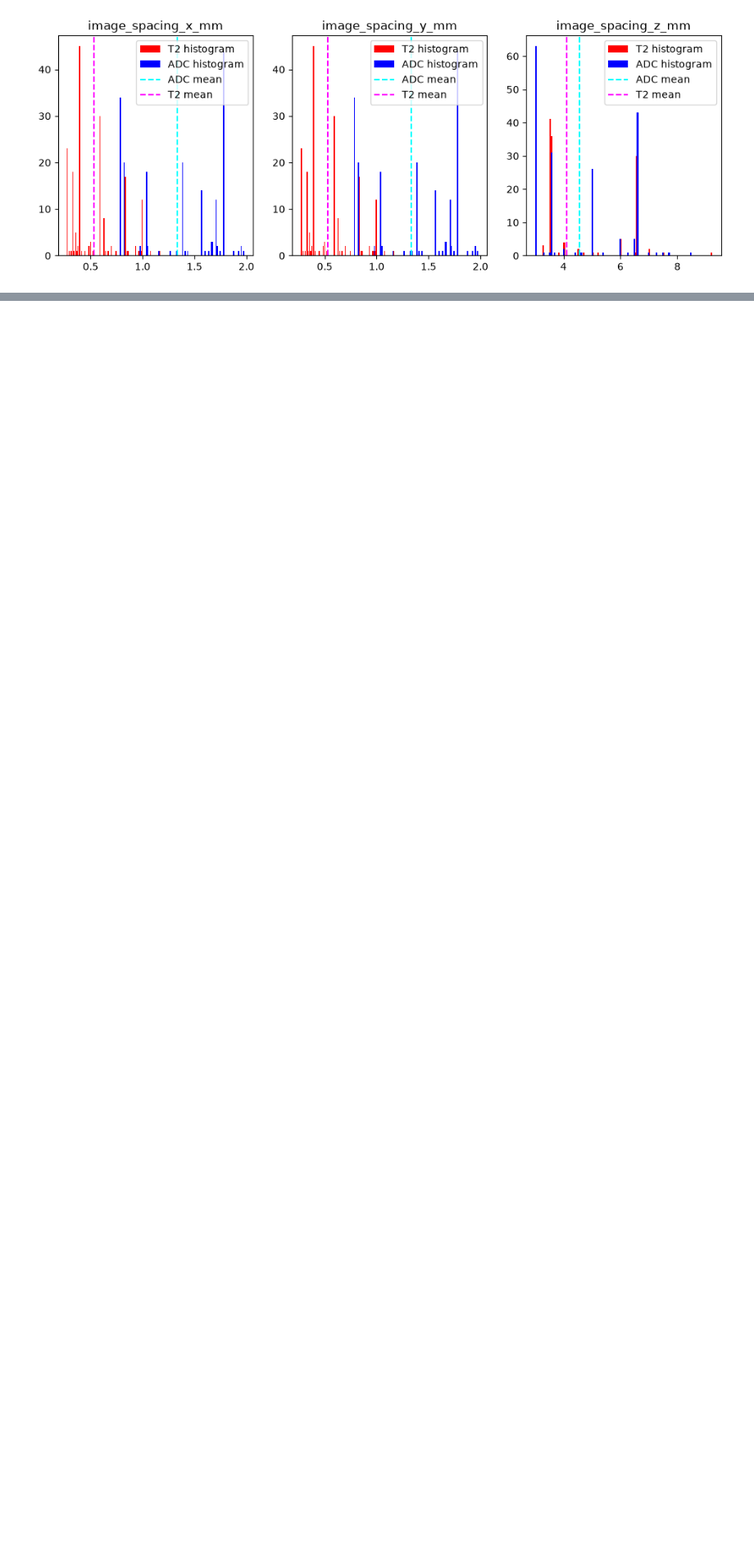
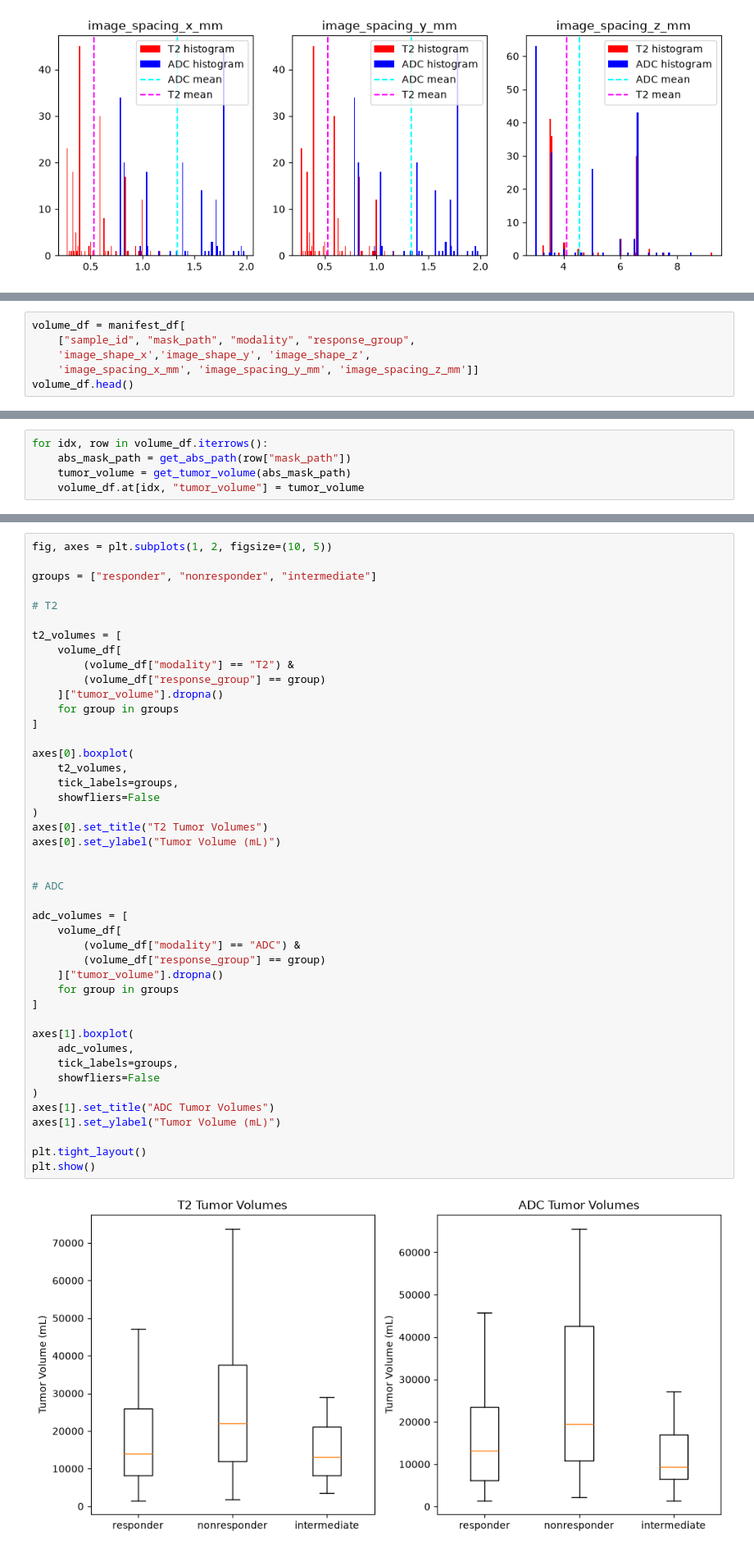
Before and after one commit to muhammetFurkanUnal/mebar-radiology, a Jupyter notebook: notebooks/eda.ipynb, the cells around one changed output, grey strips where cells are left out. Shown at 82% size. Saved outputs shown, nothing was run; the diff lists cells and outputs as text; blank space fills up the shorter version.

```diff
--- a/notebooks/eda.ipynb
+++ b/notebooks/eda.ipynb
@@ -322,0 +384,6 @@ plt.show()
+# %%
+volume_df = manifest_df[
+    ["sample_id", "mask_path", "modality", "response_group",
+    'image_shape_x','image_shape_y', 'image_shape_z',
+    'image_spacing_x_mm', 'image_spacing_y_mm', 'image_spacing_z_mm']]
+volume_df.head()
@@ -322,0 +397,5 @@ plt.show()
+# %%
+for idx, row in volume_df.iterrows():
+    abs_mask_path = get_abs_path(row["mask_path"])
+    tumor_volume = get_tumor_volume(abs_mask_path)
+    volume_df.at[idx, "tumor_volume"] = tumor_volume
@@ -322,0 +467,46 @@ plt.show()
+# %%
+fig, axes = plt.subplots(1, 2, figsize=(10, 5))
+
+groups = ["responder", "nonresponder", "intermediate"]
+
+# T2
+
+t2_volumes = [
+    volume_df[
+        (volume_df["modality"] == "T2") &
+        (volume_df["response_group"] == group)
+    ]["tumor_volume"].dropna()
+    for group in groups
+]
+
+axes[0].boxplot(
+    t2_volumes,
+    tick_labels=groups,
+    showfliers=False
+)
+axes[0].set_title("T2 Tumor Volumes")
+axes[0].set_ylabel("Tumor Volume (mL)")
+
+
+# ADC
+
+adc_volumes = [
+    volume_df[
+        (volume_df["modality"] == "ADC") &
+        (volume_df["response_group"] == group)
+    ]["tumor_volume"].dropna()
+    for group in groups
+]
+
+axes[1].boxplot(
+    adc_volumes,
+    tick_labels=groups,
+    showfliers=False
+)
+axes[1].set_title("ADC Tumor Volumes")
+axes[1].set_ylabel("Tumor Volume (mL)")
+
+plt.tight_layout()
+plt.show()
+# %% [output]
+[figure, added]
```
Also changed, not shown: parts of 16 cells of this notebook.
